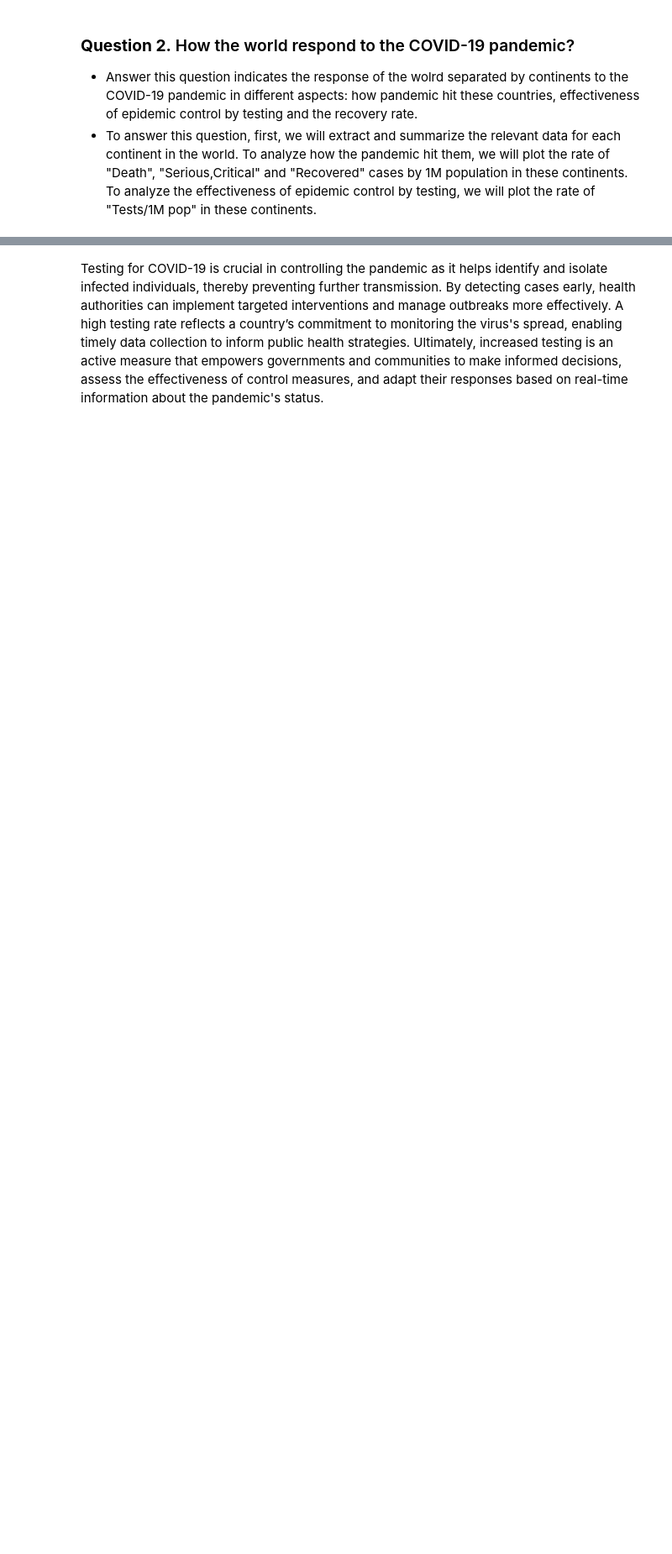
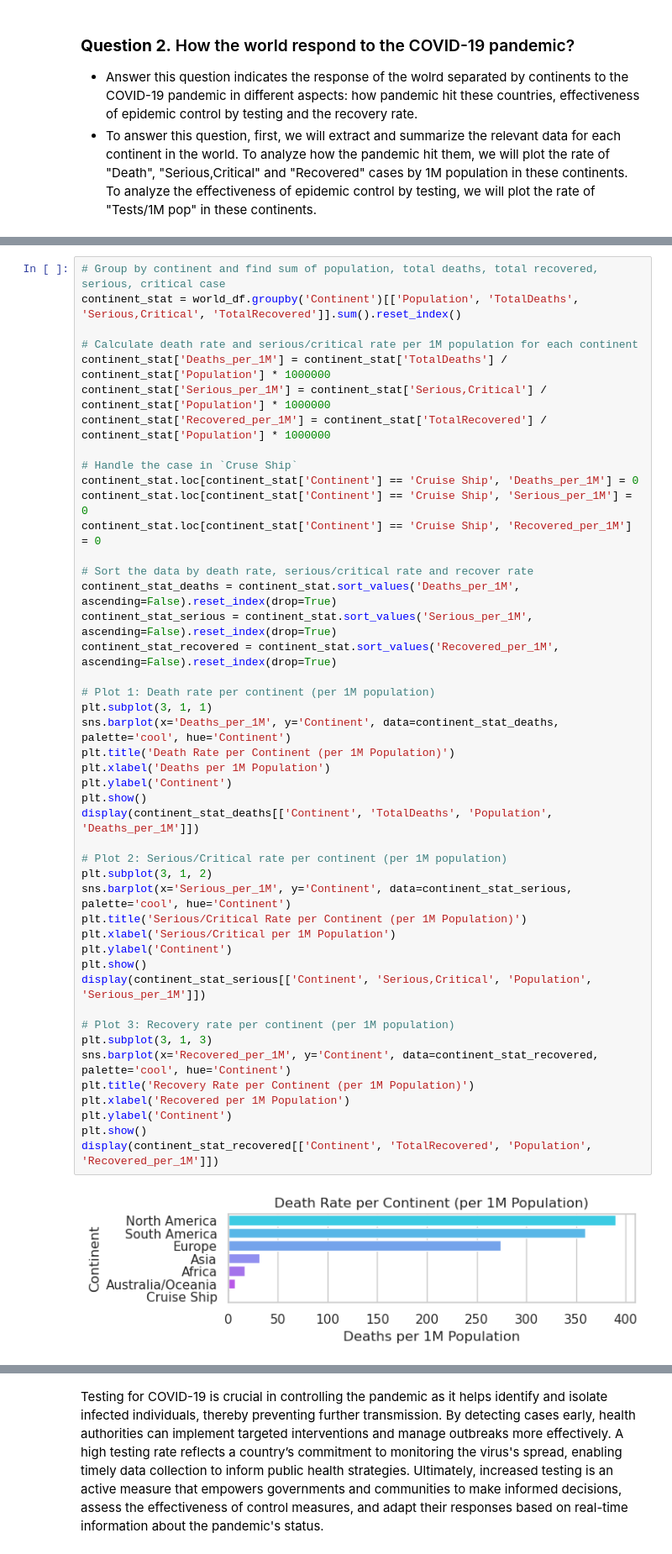
Before and after one commit to dhuyent/DSProgramming-FinalProject, a Jupyter notebook: src/Data_analysis.ipynb, the cells around one changed output, grey strips where cells are left out. Shown at 84% size. Saved outputs shown, nothing was run; the diff lists cells and outputs as text; blank space fills up the shorter version.

```diff
--- a/src/Data_analysis.ipynb
+++ b/src/Data_analysis.ipynb
@@ -198,0 +199,47 @@ A person infected with COVID-19 may not experience any symptoms and, without kno
+# %%
+# Group by continent and find sum of population, total deaths, total recovered, serious, critical case
+continent_stat = world_df.groupby('Continent')[['Population', 'TotalDeaths', 'Serious,Critical', 'TotalRecovered']].sum().reset_index()
+
+# Calculate death rate and serious/critical rate per 1M population for each continent
+continent_stat['Deaths_per_1M'] = continent_stat['TotalDeaths'] / continent_stat['Population'] * 1000000
+continent_stat['Serious_per_1M'] = continent_stat['Serious,Critical'] / continent_stat['Population'] * 1000000
+continent_stat['Recovered_per_1M'] = continent_stat['TotalRecovered'] / continent_stat['Population'] * 1000000
+
+# Handle the case in `Cruse Ship`
+continent_stat.loc[continent_stat['Continent'] == 'Cruise Ship', 'Deaths_per_1M'] = 0
+continent_stat.loc[continent_stat['Continent'] == 'Cruise Ship', 'Serious_per_1M'] = 0
+continent_stat.loc[continent_stat['Continent'] == 'Cruise Ship', 'Recovered_per_1M'] = 0
+
+# Sort the data by death rate, serious/critical rate and recover rate
+continent_stat_deaths = continent_stat.sort_values('Deaths_per_1M', ascending=False).reset_index(drop=True)
+continent_stat_serious = continent_stat.sort_values('Serious_per_1M', ascending=False).reset_index(drop=True)
+continent_stat_recovered = continent_stat.sort_values('Recovered_per_1M', ascending=False).reset_index(drop=True)
+
+# Plot 1: Death rate per continent (per 1M population)
+plt.subplot(3, 1, 1)
+sns.barplot(x='Deaths_per_1M', y='Continent', data=continent_stat_deaths, palette='cool', hue='Continent')
+plt.title('Death Rate per Continent (per 1M Population)')
+plt.xlabel('Deaths per 1M Population')
+plt.ylabel('Continent')
+plt.show()
+display(continent_stat_deaths[['Continent', 'TotalDeaths', 'Population', 'Deaths_per_1M']])
+
+# Plot 2: Serious/Critical rate per continent (per 1M population)
+plt.subplot(3, 1, 2)
+sns.barplot(x='Serious_per_1M', y='Continent', data=continent_stat_serious, palette='cool', hue='Continent')
+plt.title('Serious/Critical Rate per Continent (per 1M Population)')
+plt.xlabel('Serious/Critical per 1M Population')
+plt.ylabel('Continent')
+plt.show()
+display(continent_stat_serious[['Continent', 'Serious,Critical', 'Population', 'Serious_per_1M']])
+
+# Plot 3: Recovery rate per continent (per 1M population)
+plt.subplot(3, 1, 3)
+sns.barplot(x='Recovered_per_1M', y='Continent', data=continent_stat_recovered, palette='cool', hue='Continent')
+plt.title('Recovery Rate per Continent (per 1M Population)')
+plt.xlabel('Recovered per 1M Population')
+plt.ylabel('Continent')
+plt.show()
+display(continent_stat_recovered[['Continent', 'TotalRecovered', 'Population', 'Recovered_per_1M']])
+# %% [output]
+[figure, added]
```
Also changed, not shown: parts of 12 cells of this notebook.
